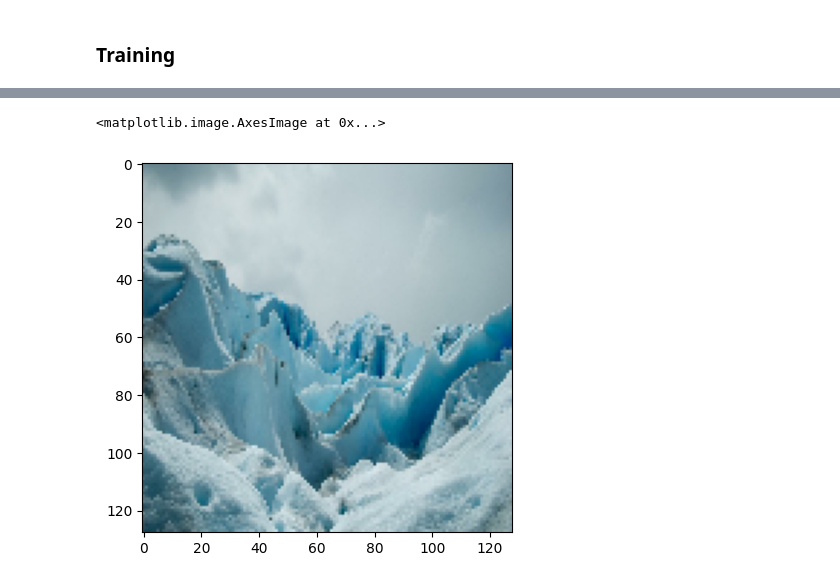
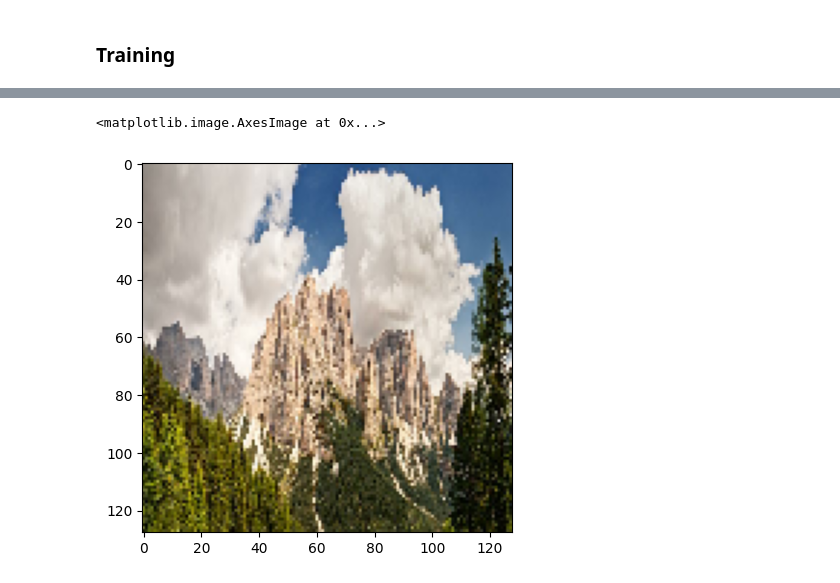
Before and after one commit to jdiego-miyashiro/Generative_AI, a Jupyter notebook: VQ-VAE.ipynb, the cells around one changed output, grey strips where cells are left out. Drawn from its saved outputs; the diff is of its cells as text; code cells hidden in the pictures.

```diff
--- a/VQ-VAE.ipynb
+++ b/VQ-VAE.ipynb
@@ -66,7 +72,7 @@ Num GPUs Available:  0
 AUTOTUNE = tf.data.AUTOTUNE
 img_height = 128
 img_width = 128
-batch_size =18
+batch_size = 32
 # %% [markdown]
 ### Creating tf.Datasets
 # %%
@@ -437,6 +436,6 @@ array([[[[0.59426606, 0.6472752 , 0.6921537 ],
 # %%
-plt.imshow(train[0][0])
+plt.imshow(test[0][-1])
 # %% [output]
 <matplotlib.image.AxesImage at 0x...>
-[figure, old version]
+[figure, new version]
 # %%
```
Also changed, not shown: parts of 23 cells of this notebook, 2 other files.
